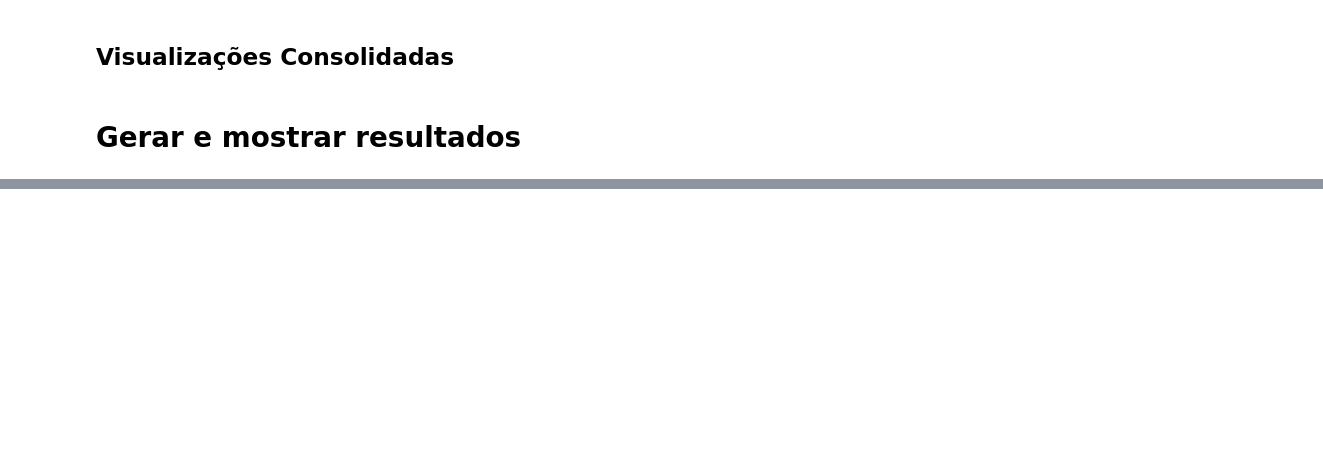
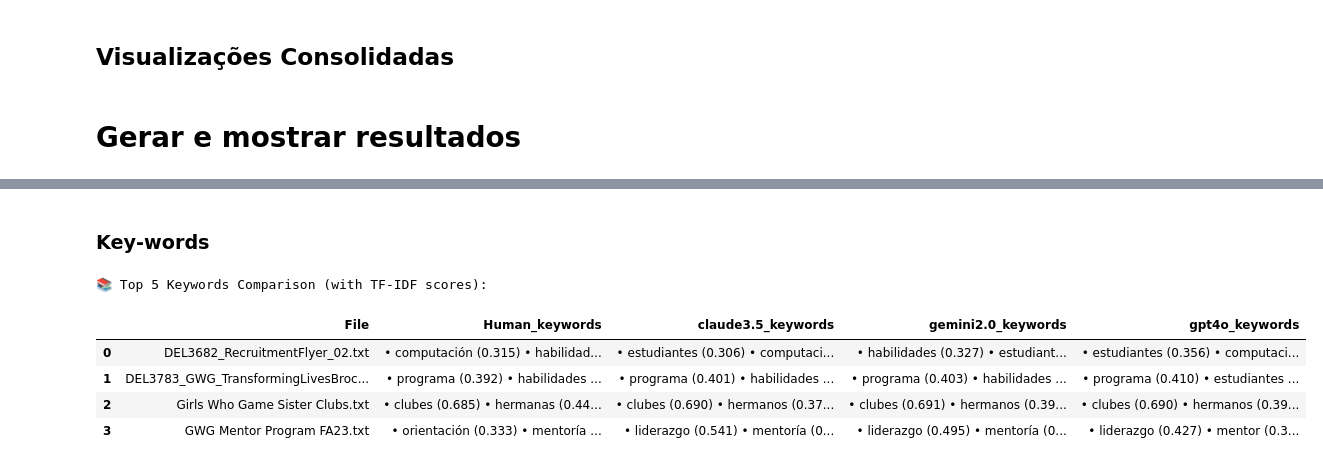
Before and after one commit to rafaelalmeida2909/translation, a Jupyter notebook: comparation.ipynb, the cells around one changed output, grey strips where cells are left out. Saved outputs shown, nothing was run; the diff lists cells and outputs as text; code cells hidden in the pictures; blank space fills up the shorter version.

```diff
--- a/comparation.ipynb
+++ b/comparation.ipynb
@@ -144,3 +146,80 @@ Passing `palette` without assigning `hue` is deprecated and will be removed in v
 | claude3.5 | 0.270787 | 0.849102 | 0.484550 |
 | gemini2.0 | 0.313088 | 0.854141 | 0.522029 |
 | gpt4o | 0.262053 | 0.856163 | 0.506658 |
+# %% [markdown]
+### Key-words
+# %%
+# Add custom words to exclude (common in academic/technical texts)
+CUSTOM_EXCLUDE_WORDS = {"as", "stem", "flip", "who", "girls", "game", "chicas", "juegan", "gwg"}
+
+def extract_keywords(text, top_n=5) -> List[Tuple[str, float]]:
+    """Extract top keywords from text using TF-IDF with custom exclusions"""
+    doc = nlp(text)
+
+    cleaned_text = ' '.join([
+        token.text.lower()
+        for token in doc
+        if not token.is_stop
+        and token.is_alpha
+        and token.text.lower() not in CUSTOM_EXCLUDE_WORDS
+    ])
+
+    tfidf = TfidfVectorizer(max_features=50)
+    tfidf_matrix = tfidf.fit_transform([cleaned_text])
+
+    feature_names = tfidf.get_feature_names_out()
+    scores = tfidf_matrix.toarray()[0]
+
+    keywords = [(feature_names[i], scores[i])
+               for i in scores.argsort()[-top_n:][::-1]]
+
+    return keywords
+
+def format_keywords(keywords: List[Tuple[str, float]]) -> str:
+    """Format keywords as bullet points with scores"""
+    return '\n'.join([
+        f"• {word} ({score:.3f})"
+        for word, score in keywords
+    ])
+
+def compare_keywords():
+    """Generate keyword comparison table for all files and models"""
+    keyword_data = defaultdict(dict)
+
+    for file in file_names:
+        human_text = (HUMAN_TRANS_DIR / f"ESP {file}").read_text(encoding='utf-8')
+        human_keywords = extract_keywords(human_text)
+        keyword_data[file]['Human'] = format_keywords(human_keywords)
+
+        for model in llm_models:
+            llm_text = (LLM_TRANS_DIR / model / "Translated Texts" / f"ESP {file}").read_text(encoding='utf-8')
+            llm_keywords = extract_keywords(llm_text)
+            keyword_data[file][model] = format_keywords(llm_keywords)
+
+    rows = []
+    for file in keyword_data:
+        row = {'File': file}
+        for model in ['Human'] + llm_models:
+            row[f'{model}_keywords'] = keyword_data[file][model]
+        rows.append(row)
+
+    return pd.DataFrame(rows)
+
+keyword_df = compare_keywords()
+print("\n📚 Top 5 Keywords Comparison (with TF-IDF scores):")
+display(keyword_df.style.set_properties(**{
+    'white-space': 'pre-wrap',
+    'text-align': 'left',
+    'font-family': 'monospace'
+}).set_table_styles([
+    {'selector': 'th', 'props': [('text-align', 'left')]},
+]))
+
+keyword_df.to_csv(BASE_DIR / "Results" / "keyword_comparison.csv", index=False)
+# %% [output]
+📚 Top 5 Keywords Comparison (with TF-IDF scores):
+|  | File | Human_keywords | claude3.5_keywords | gemini2.0_keywords | gpt4o_keywords |
+| 0 | DEL3682_RecruitmentFlyer_02.txt | • computación (0.315) • habilidad... | • estudiantes (0.306) • computaci... | • habilidades (0.327) • estudiant... | • estudiantes (0.356) • computaci... |
+| 1 | DEL3783_GWG_TransformingLivesBroc... | • programa (0.392) • habilidades ... | • programa (0.401) • habilidades ... | • programa (0.403) • habilidades ... | • programa (0.410) • estudiantes ... |
+| 2 | Girls Who Game Sister Clubs.txt | • clubes (0.685) • hermanas (0.44... | • clubes (0.690) • hermanos (0.37... | • clubes (0.691) • hermanos (0.39... | • clubes (0.690) • hermanos (0.39... |
+| 3 | GWG Mentor Program FA23.txt | • orientación (0.333) • mentoría ... | • liderazgo (0.541) • mentoría (0... | • liderazgo (0.495) • mentoría (0... | • liderazgo (0.427) • mentor (0.3... |
```
Also changed, not shown: parts of 6 cells of this notebook, 46 other files.
